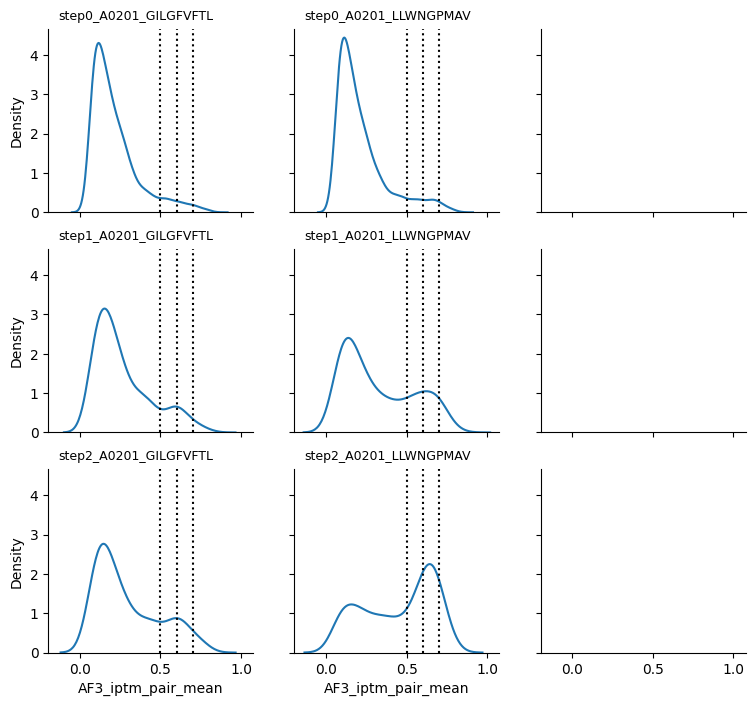
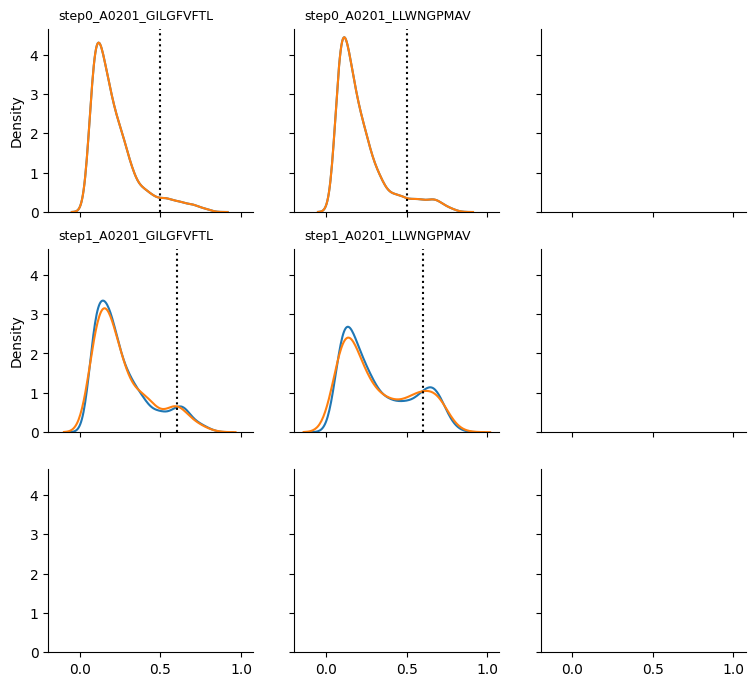
The notebook cell's code change between the first figure and the second:
--- before
+++ after
@@ -1,5 +1,5 @@
 fig, axes = plt.subplots(3,3, figsize=(3*3,2.7*3), sharex=True, sharey=True)
 
-steps = ['step0', 'step1', 'step2']
+steps = ['step0', 'step1']
 peptides = ['A0201_GILGFVFTL', 'A0201_LLWNGPMAV']
 
@@ -10,11 +10,22 @@
         
         sns.kdeplot(df, x='AF3_iptm_pair_mean', ax=ax)
+
+        df = pd.read_csv(f'bck.TCR_motif_atlas/{peptide}/{step}/model_alpha_output.txt', delim_whitespace=True)[['id', 'AF3_iptm_pair_mean']]
+        
+        sns.kdeplot(df, x='AF3_iptm_pair_mean', ax=ax)
+
         sns.despine()
         ax.text(0.05, 1.05, f'{step}_{peptide}', transform=ax.transAxes, fontsize=9)
-        ax.axvline(x=0.5, color='black', linestyle=':')
-        ax.axvline(x=0.6, color='black', linestyle=':')
-        ax.axvline(x=0.7, color='black', linestyle=':')
+        
 
-        print(step, peptide, 0.5, len(df[df['AF3_iptm_pair_mean']>0.5]))
-        print(step, peptide, 0.6, len(df[df['AF3_iptm_pair_mean']>0.6]))
-        print(step, peptide, 0.7, len(df[df['AF3_iptm_pair_mean']>0.7]))
+        if cnt1 == 0:
+            ax.axvline(x=0.5, color='black', linestyle=':')
+            print(step, peptide, 0.5, len(df[df['AF3_iptm_pair_mean']>0.5]))
+
+        if cnt1 == 1:
+            ax.axvline(x=0.6, color='black', linestyle=':')
+            print(step, peptide, 0.6, len(df[df['AF3_iptm_pair_mean']>0.6]))
+
+        if cnt1 == 2:
+            ax.axvline(x=0.7, color='black', linestyle=':')
+            print(step, peptide, 0.7, len(df[df['AF3_iptm_pair_mean']>0.7]))

Commit: draw cdr3 from relative enrichment, force different lengths